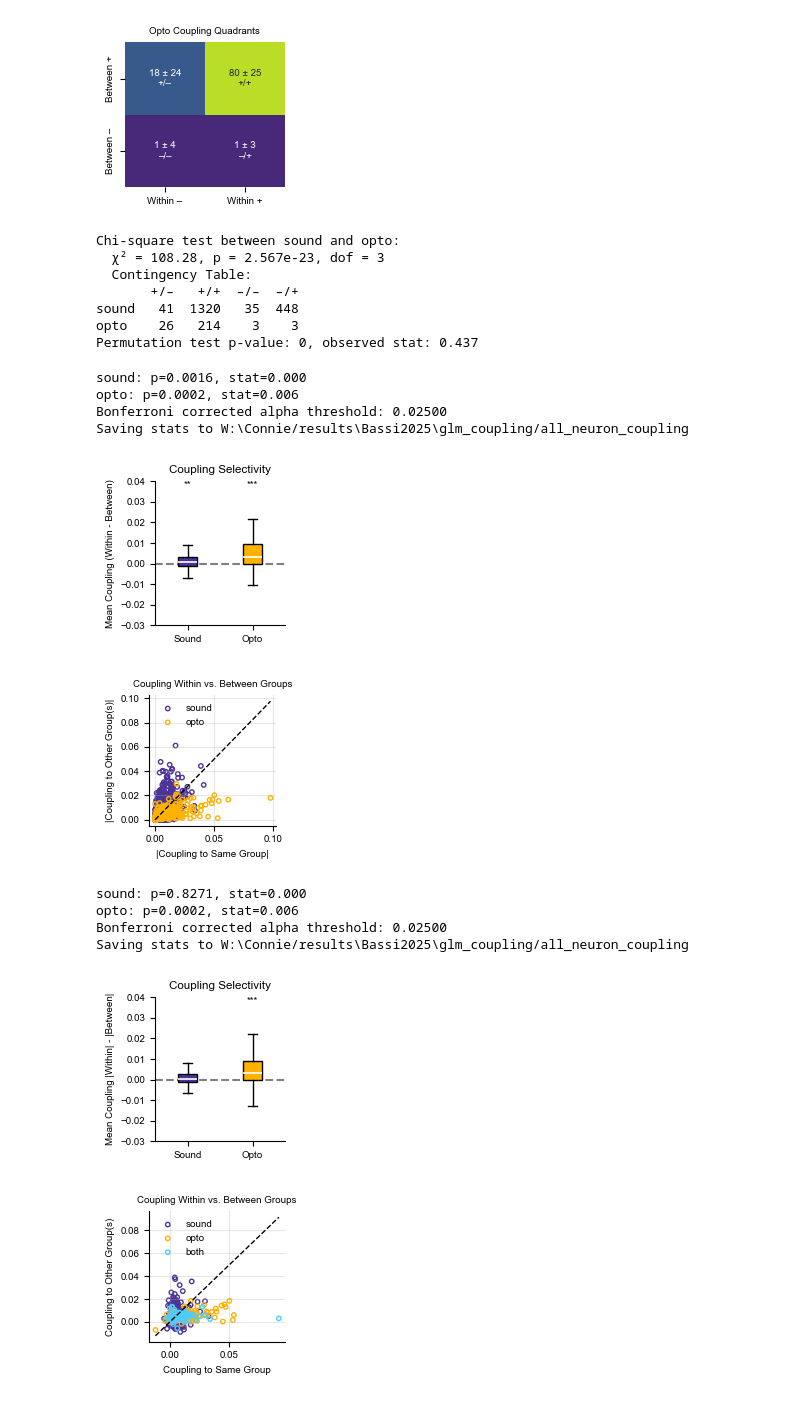
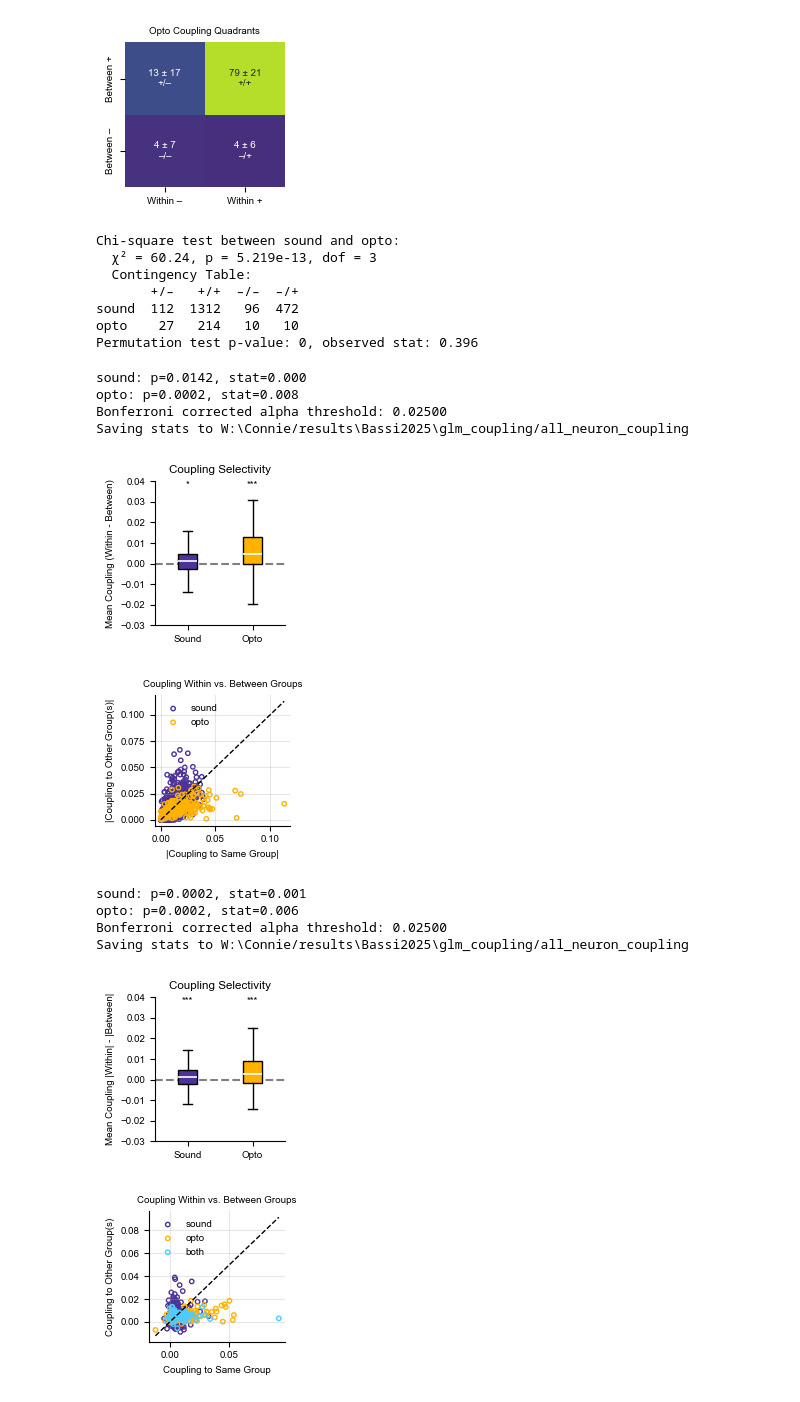
Before and after one commit to constanzabassi/GLM-analysis, a Jupyter notebook: notebooks/run_glm_encoding_analysis_all_neurons_coupling.ipynb, the cells around one changed output. Cells and saved outputs as stored; diff of their text form; code cells hidden in the pictures.

```diff
--- a/notebooks/run_glm_encoding_analysis_all_neurons_coupling.ipynb
+++ b/notebooks/run_glm_encoding_analysis_all_neurons_coupling.ipynb
@@ -22,7 +22,7 @@ datasets, mouse_dates_keys = data_handler.load_info(info_dir)
 
 #remove datasets for now while some are still running - finished: 0,1,2,3,4,5,6,7,11,14
 # Indices to remove (example: remove datasets at indices 0 and 2)
-remove_indices = list(set(range(0,25)) - set([0,1,2,3,4,5,6,7,9,10,11,12,13,14,15,16,17,18,19,20,21,22,23])) #[1,2,3,4,5,6,7,8,9,10,11,12,13,14,15,16,17,18,19,20,21,22,23,24] #[2,3,8,18]
+remove_indices = list(set(range(0,25)) - set([0,1,2,3,4,5,6,7,8,9,10,11,12,13,14,15,16,17,18,19,20,21,22,23])) #[1,2,3,4,5,6,7,8,9,10,11,12,13,14,15,16,17,18,19,20,21,22,23,24] #[2,3,8,18]
 
 # Remove indices from both lists
 datasets = [dat for i, dat in enumerate(datasets) if i not in remove_indices]
@@ -59,5 +59,5 @@ poss_model_5_data_cluster_177.p
 # %%
-context = 'passive'
+context = 'pre'
 if context == 'passive':
     all_results = results_pass
 else:
@@ -124,22 +124,22 @@ summary = plotter.plot_group_coupling_differences(coupling_df, mode= mode, paire
 [figure]
 Chi-square test between sound and opto:
-  χ² = 108.28, p = 2.567e-23, dof = 3
+  χ² = 60.24, p = 5.219e-13, dof = 3
   Contingency Table:
        +/–   +/+  –/–  –/+
-sound   41  1320   35  448
-opto    26   214    3    3
-Permutation test p-value: 0, observed stat: 0.437
+sound  112  1312   96  472
+opto    27   214   10   10
+Permutation test p-value: 0, observed stat: 0.396
-sound: p=0.0016, stat=0.000
-opto: p=0.0002, stat=0.006
+sound: p=0.0142, stat=0.000
+opto: p=0.0002, stat=0.008
 Bonferroni corrected alpha threshold: 0.02500
 Saving stats to W:\Connie/results\Bassi2025\glm_coupling/all_neuron_coupling
-[figure, old version]
+[figure, new version]
-[figure, old version]
+[figure, new version]
-sound: p=0.8271, stat=0.000
+sound: p=0.0002, stat=0.001
 opto: p=0.0002, stat=0.006
 Bonferroni corrected alpha threshold: 0.02500
 Saving stats to W:\Connie/results\Bassi2025\glm_coupling/all_neuron_coupling
-[figure, old version]
+[figure, new version]
 # %%
 # PLOTS INCLUDING UNMODULATED AND BOTH FUNCTIONAL GROUPS
 all_results = results_pass
```
Also changed, not shown: parts of 8 cells of this notebook, 2 other files.
